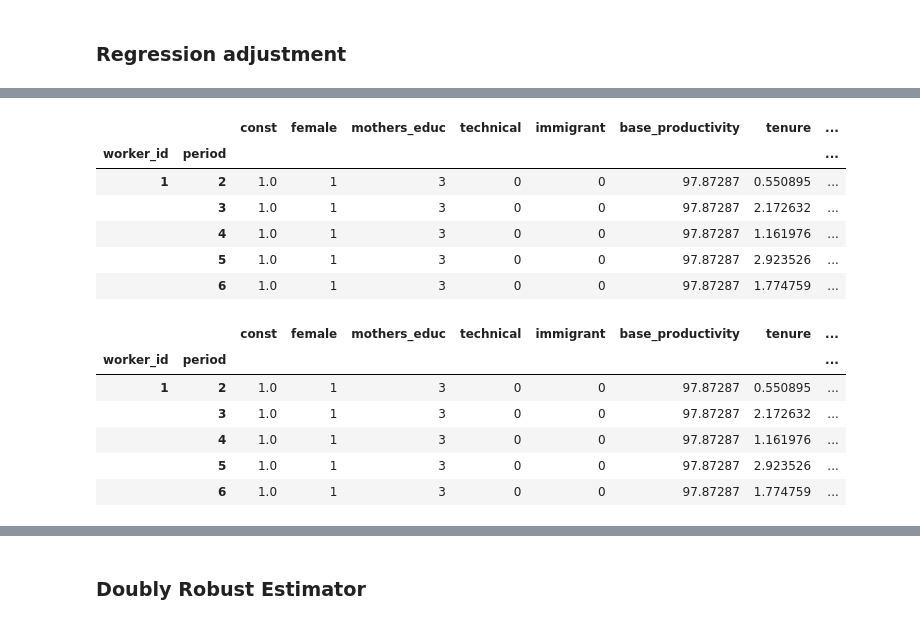
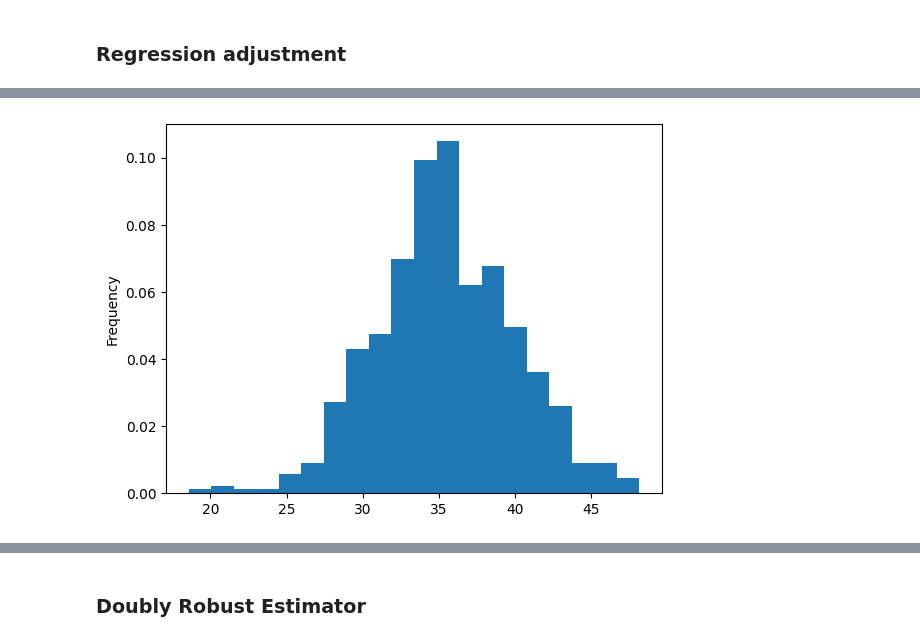
Before and after one commit to Nathcappennani24/econometrictheory2_psets, a Jupyter notebook: PSET1_part5.ipynb, the cells around one changed output, grey strips where cells are left out. Drawn from its saved outputs; the diff is of its cells as text; code cells hidden in the pictures.

```diff
--- a/PSET1_part5.ipynb
+++ b/PSET1_part5.ipynb
@@ -103,7 +154,11 @@ regression_adjustment_step1 = PanelOLS(y_delta_control,X_delta_control, entity_e
 # %%
-df_delta_treated = df_delta_prod.loc[df_delta_prod["treat_group"] == 0,]
+df_delta_treated = df_delta_prod.loc[df_delta_prod["treat_group"] == 1,]
 df_delta_treated = df_delta_treated.set_index(["worker_id", "period"])
 
 y_delta_treated = df_delta_treated["delta_prod"]
 X_delta_treated = sm.add_constant(df_delta_treated[covariates_name])
+# %%
+y_delta_treated.plot.hist(bins = 20, density =True);
+# %% [output]
+[figure, added]
 # %%
@@ -111,20 +165,0 @@ predicted_deltay = regression_adjustment_step1.predict(X_delta_treated)
-# %%
-X_delta_control.head()
-# %% [output]
-|  |  | const | female | mothers_educ | technical | immigrant | base_productivity | tenure | ... |
-| worker_id | period |  |  |  |  |  |  |  | ... |
-| 1 | 2 | 1.0 | 1 | 3 | 0 | 0 | 97.87287 | 0.550895 | ... |
-|  | 3 | 1.0 | 1 | 3 | 0 | 0 | 97.87287 | 2.172632 | ... |
-|  | 4 | 1.0 | 1 | 3 | 0 | 0 | 97.87287 | 1.161976 | ... |
-|  | 5 | 1.0 | 1 | 3 | 0 | 0 | 97.87287 | 2.923526 | ... |
-|  | 6 | 1.0 | 1 | 3 | 0 | 0 | 97.87287 | 1.774759 | ... |
-# %%
-X_delta_treated.head()
-# %% [output]
-|  |  | const | female | mothers_educ | technical | immigrant | base_productivity | tenure | ... |
-| worker_id | period |  |  |  |  |  |  |  | ... |
-| 1 | 2 | 1.0 | 1 | 3 | 0 | 0 | 97.87287 | 0.550895 | ... |
-|  | 3 | 1.0 | 1 | 3 | 0 | 0 | 97.87287 | 2.172632 | ... |
-|  | 4 | 1.0 | 1 | 3 | 0 | 0 | 97.87287 | 1.161976 | ... |
-|  | 5 | 1.0 | 1 | 3 | 0 | 0 | 97.87287 | 2.923526 | ... |
-|  | 6 | 1.0 | 1 | 3 | 0 | 0 | 97.87287 | 1.774759 | ... |
```
Also changed, not shown: parts of 13 cells of this notebook.
